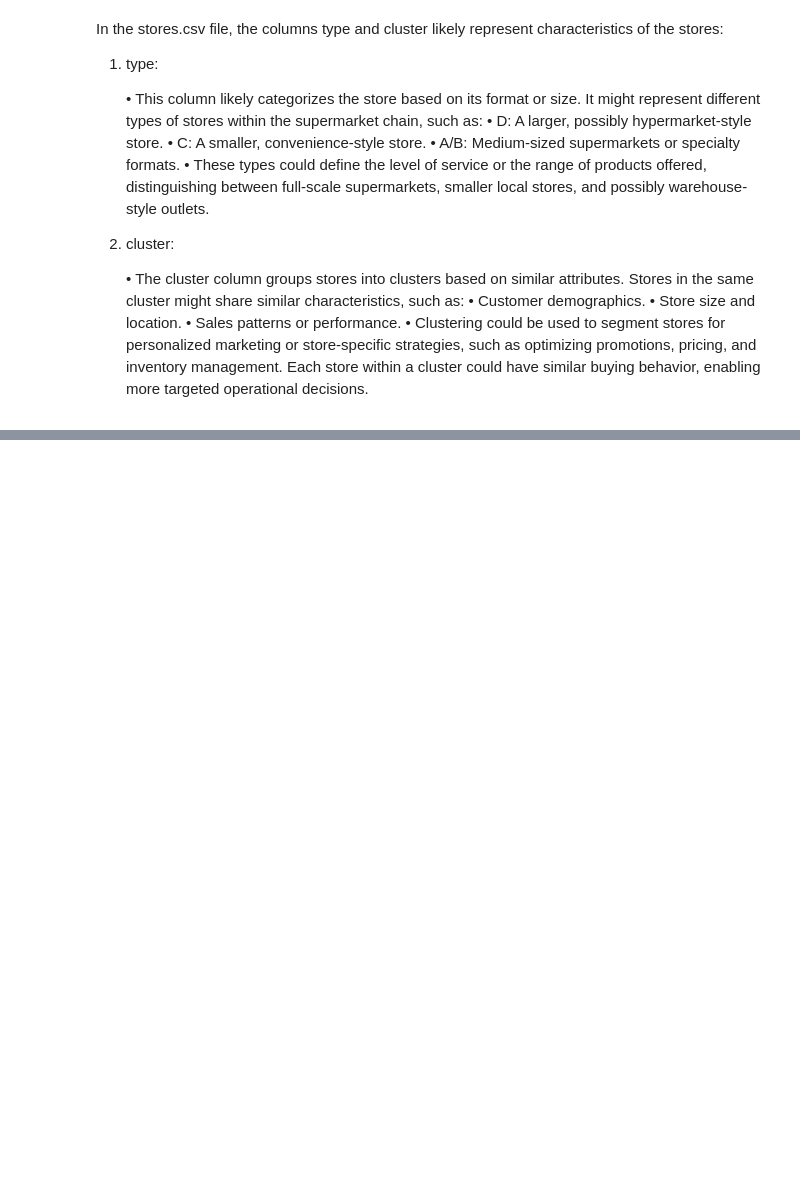
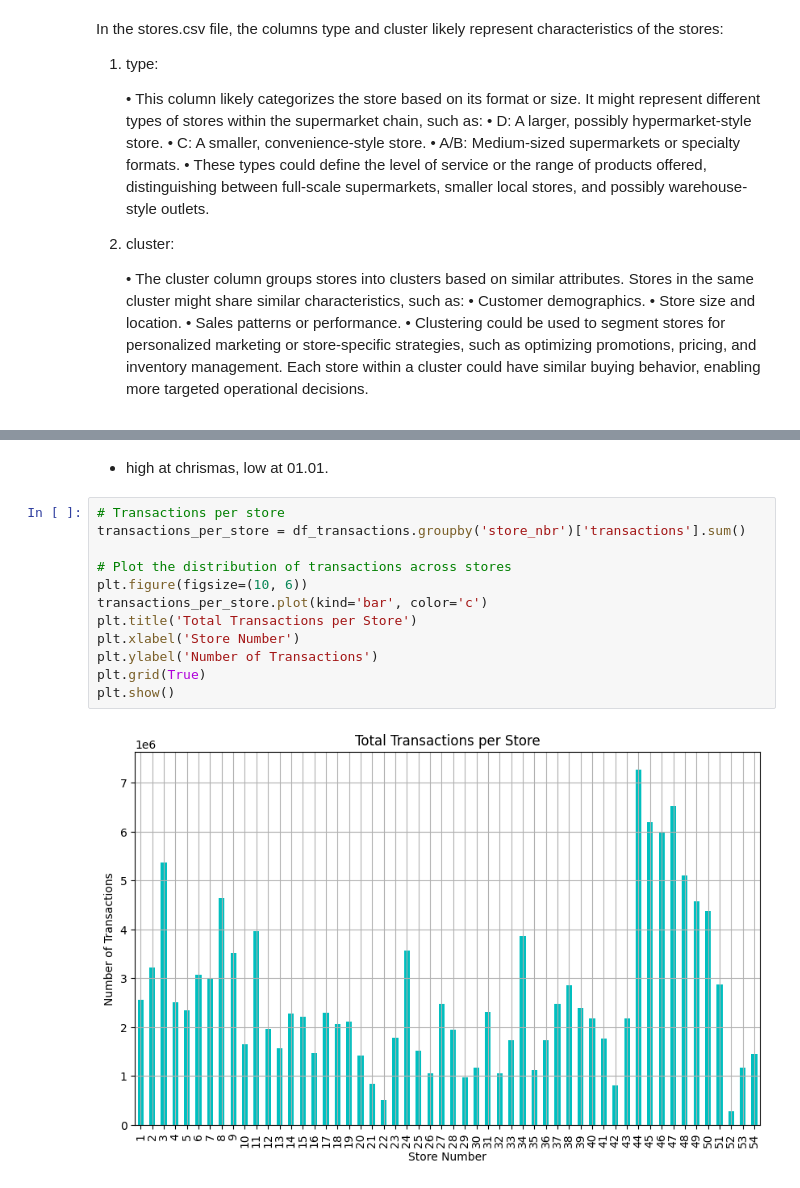
Before and after one commit to frederikerpenstein/capstone-project-sales-forecast, a Jupyter notebook: notebooks/01_Data_Load_EDA.ipynb, the cells around one changed output, grey strips where cells are left out. Cells and saved outputs as stored; diff of their text form; blank space fills up the shorter version.

```diff
--- a/notebooks/01_Data_Load_EDA.ipynb
+++ b/notebooks/01_Data_Load_EDA.ipynb
@@ -1311,0 +1366,16 @@ Average Sales by Store Cluster:
+# %% [markdown]
+* high at chrismas, low at 01.01.
+# %%
+# Transactions per store
+transactions_per_store = df_transactions.groupby('store_nbr')['transactions'].sum()
+
+# Plot the distribution of transactions across stores
+plt.figure(figsize=(10, 6))
+transactions_per_store.plot(kind='bar', color='c')
+plt.title('Total Transactions per Store')
+plt.xlabel('Store Number')
+plt.ylabel('Number of Transactions')
+plt.grid(True)
+plt.show()
+# %% [output]
+[figure, added]
```
Also changed, not shown: parts of 20 cells of this notebook.
